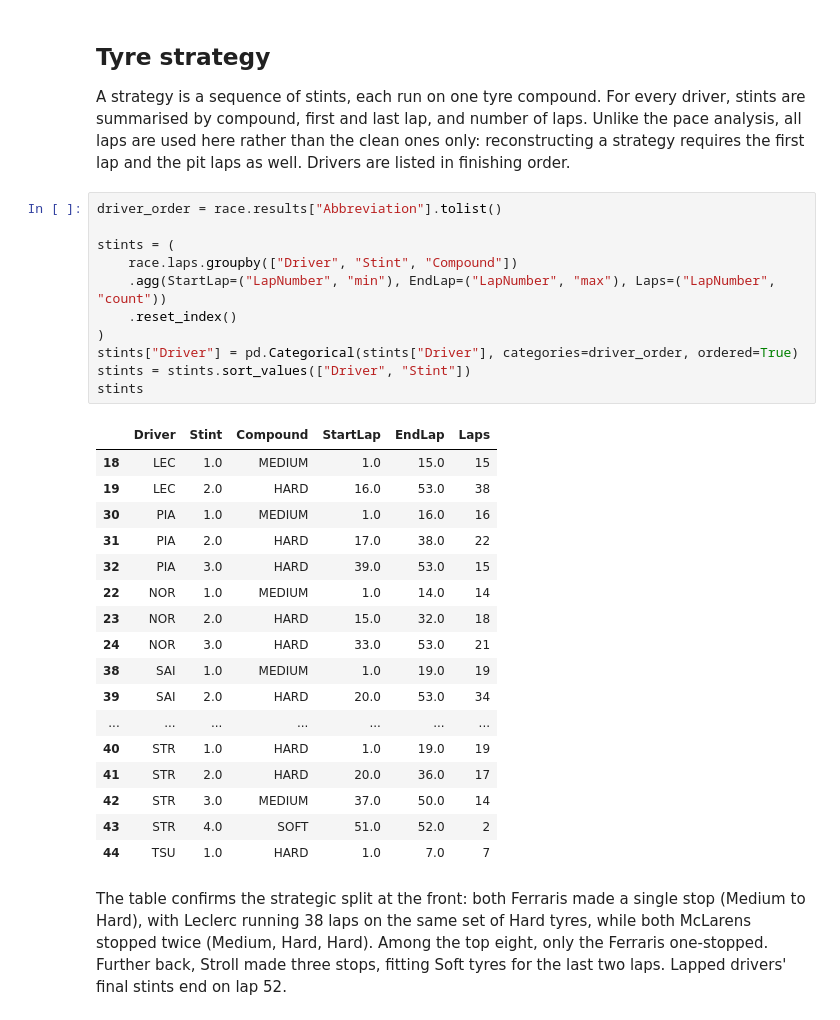
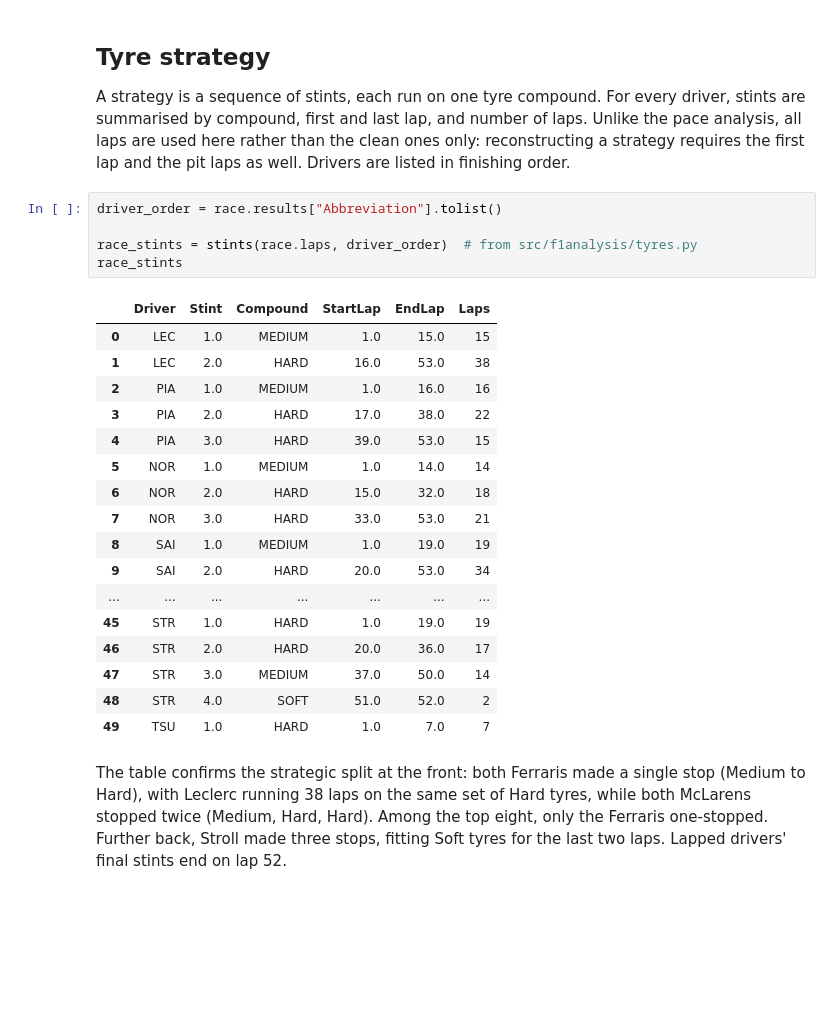
Before and after one commit to gretazehnder/box-box, a Jupyter notebook: notebooks/02_race_analysis.ipynb, the cells around one changed output. Cells and saved outputs as stored; diff of their text form; blank space fills up the shorter version.

```diff
--- a/notebooks/02_race_analysis.ipynb
+++ b/notebooks/02_race_analysis.ipynb
@@ -368,32 +345,26 @@ Drivers are listed in finishing order.
 # %%
 driver_order = race.results["Abbreviation"].tolist()
 
-stints = (
-    race.laps.groupby(["Driver", "Stint", "Compound"])
-    .agg(StartLap=("LapNumber", "min"), EndLap=("LapNumber", "max"), Laps=("LapNumber", "count"))
-    .reset_index()
-)
-stints["Driver"] = pd.Categorical(stints["Driver"], categories=driver_order, ordered=True)
-stints = stints.sort_values(["Driver", "Stint"])
-stints
+race_stints = stints(race.laps, driver_order)  # from src/f1analysis/tyres.py
+race_stints
 # %% [output]
 |  | Driver | Stint | Compound | StartLap | EndLap | Laps |
-| 18 | LEC | 1.0 | MEDIUM | 1.0 | 15.0 | 15 |
-| 19 | LEC | 2.0 | HARD | 16.0 | 53.0 | 38 |
-| 30 | PIA | 1.0 | MEDIUM | 1.0 | 16.0 | 16 |
-| 31 | PIA | 2.0 | HARD | 17.0 | 38.0 | 22 |
-| 32 | PIA | 3.0 | HARD | 39.0 | 53.0 | 15 |
-| 22 | NOR | 1.0 | MEDIUM | 1.0 | 14.0 | 14 |
-| 23 | NOR | 2.0 | HARD | 15.0 | 32.0 | 18 |
-| 24 | NOR | 3.0 | HARD | 33.0 | 53.0 | 21 |
-| 38 | SAI | 1.0 | MEDIUM | 1.0 | 19.0 | 19 |
-| 39 | SAI | 2.0 | HARD | 20.0 | 53.0 | 34 |
+| 0 | LEC | 1.0 | MEDIUM | 1.0 | 15.0 | 15 |
+| 1 | LEC | 2.0 | HARD | 16.0 | 53.0 | 38 |
+| 2 | PIA | 1.0 | MEDIUM | 1.0 | 16.0 | 16 |
+| 3 | PIA | 2.0 | HARD | 17.0 | 38.0 | 22 |
+| 4 | PIA | 3.0 | HARD | 39.0 | 53.0 | 15 |
+| 5 | NOR | 1.0 | MEDIUM | 1.0 | 14.0 | 14 |
+| 6 | NOR | 2.0 | HARD | 15.0 | 32.0 | 18 |
+| 7 | NOR | 3.0 | HARD | 33.0 | 53.0 | 21 |
+| 8 | SAI | 1.0 | MEDIUM | 1.0 | 19.0 | 19 |
+| 9 | SAI | 2.0 | HARD | 20.0 | 53.0 | 34 |
 | ... | ... | ... | ... | ... | ... | ... |
-| 40 | STR | 1.0 | HARD | 1.0 | 19.0 | 19 |
-| 41 | STR | 2.0 | HARD | 20.0 | 36.0 | 17 |
-| 42 | STR | 3.0 | MEDIUM | 37.0 | 50.0 | 14 |
-| 43 | STR | 4.0 | SOFT | 51.0 | 52.0 | 2 |
-| 44 | TSU | 1.0 | HARD | 1.0 | 7.0 | 7 |
+| 45 | STR | 1.0 | HARD | 1.0 | 19.0 | 19 |
+| 46 | STR | 2.0 | HARD | 20.0 | 36.0 | 17 |
+| 47 | STR | 3.0 | MEDIUM | 37.0 | 50.0 | 14 |
+| 48 | STR | 4.0 | SOFT | 51.0 | 52.0 | 2 |
+| 49 | TSU | 1.0 | HARD | 1.0 | 7.0 | 7 |
 # %% [markdown]
 The table confirms the strategic split at the front: both Ferraris made a single stop
 (Medium to Hard), with Leclerc running 38 laps on the same set of Hard tyres, while both
```
Also changed, not shown: parts of 14 cells of this notebook.
